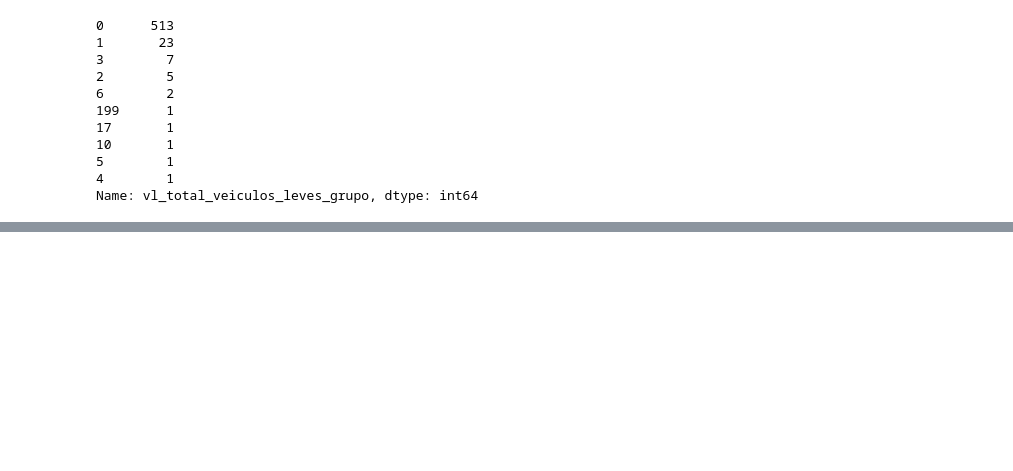
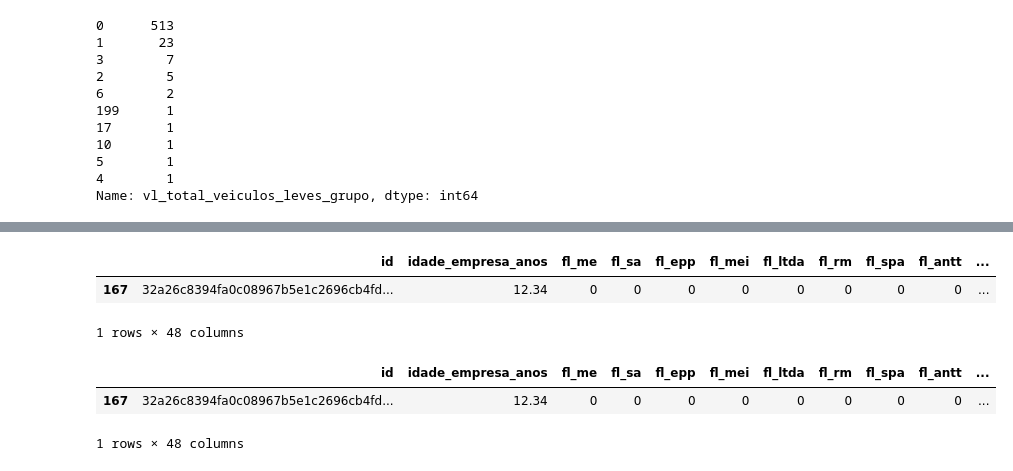
Before and after one commit to Rpinto02/Similarity_Recommender, a Jupyter notebook: Preparation/Exploratory_Analysis.ipynb, the cells around one changed output, grey strips where cells are left out. Saved outputs shown, nothing was run; the diff lists cells and outputs as text; code cells hidden in the pictures; blank space fills up the shorter version.

```diff
--- a/Preparation/Exploratory_Analysis.ipynb
+++ b/Preparation/Exploratory_Analysis.ipynb
@@ -651,0 +680,12 @@ Name: vl_total_veiculos_leves_grupo, dtype: int64
+# %%
+df[df['vl_total_veiculos_leves_grupo']==199]
+# %% [output]
+|  | id | idade_empresa_anos | fl_me | fl_sa | fl_epp | fl_mei | fl_ltda | fl_rm | fl_spa | fl_antt | ... |
+| 167 | 32a26c8394fa0c08967b5e1c2696cb4fd... | 12.34 | 0 | 0 | 0 | 0 | 0 | 0 | 0 | 0 | ... |
+1 rows × 48 columns
+# %%
+df[df['vl_total_veiculos_pesados_grupo']==382]
+# %% [output]
+|  | id | idade_empresa_anos | fl_me | fl_sa | fl_epp | fl_mei | fl_ltda | fl_rm | fl_spa | fl_antt | ... |
+| 167 | 32a26c8394fa0c08967b5e1c2696cb4fd... | 12.34 | 0 | 0 | 0 | 0 | 0 | 0 | 0 | 0 | ... |
+1 rows × 48 columns
```
Also changed, not shown: parts of 19 cells of this notebook.
